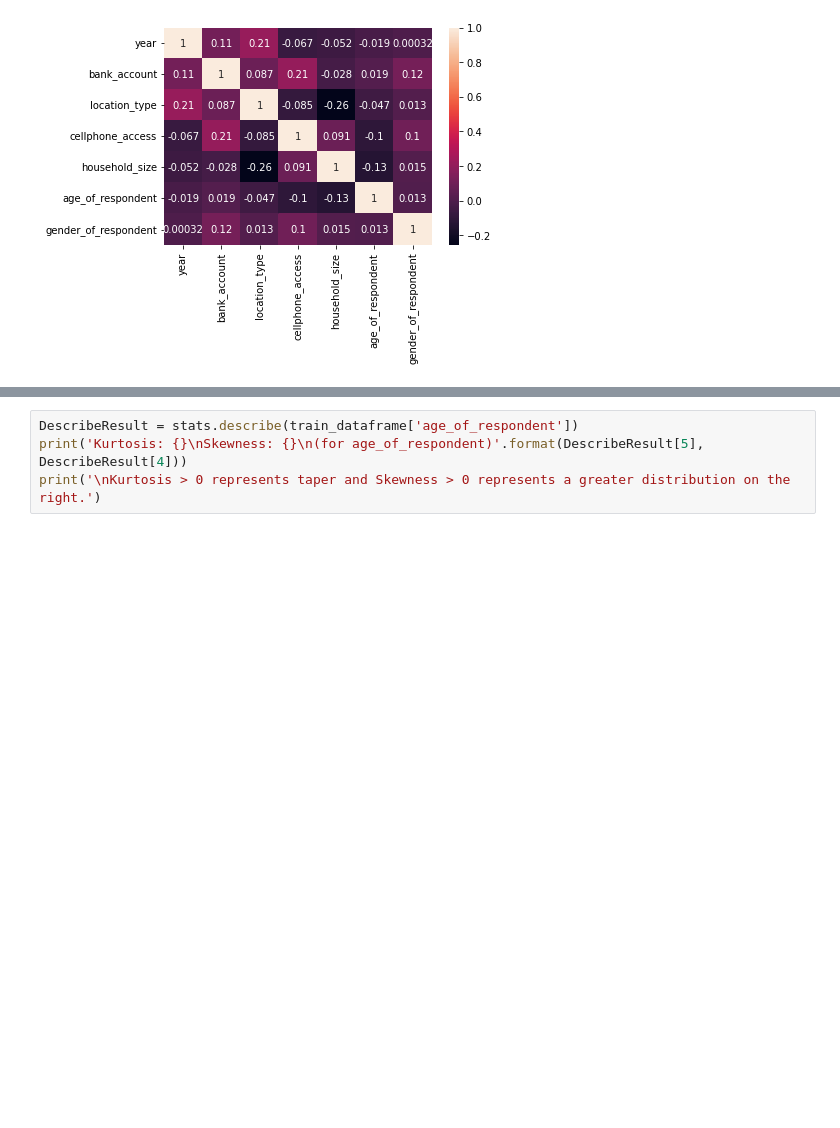
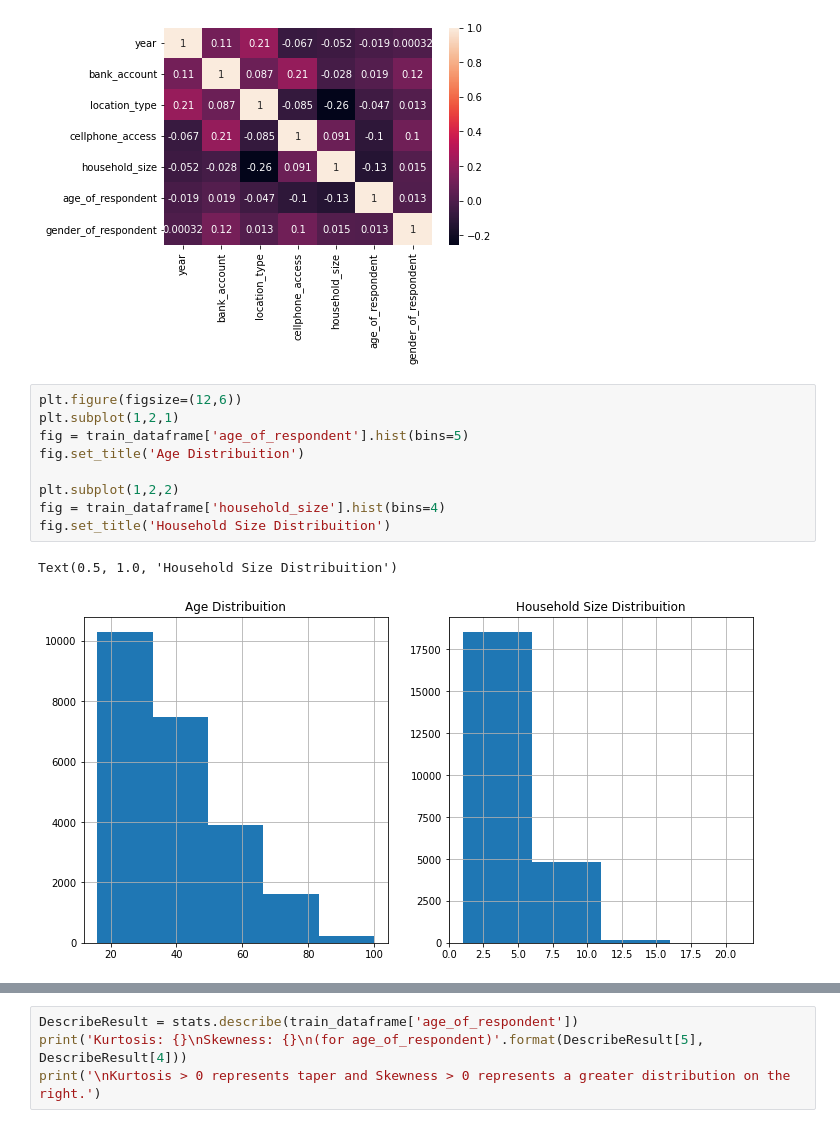
Before and after one commit to Lucs1590/AgiDataTest, a Jupyter notebook: financial_inclusion_africa.ipynb, the cells around one changed output, grey strips where cells are left out. Drawn from its saved outputs; the diff is of its cells as text; blank space fills up the shorter version.

Commit message:
feat(financial_inclusion_africa.ipynb): add distribuitions

```diff
--- a/financial_inclusion_africa.ipynb
+++ b/financial_inclusion_africa.ipynb
@@ -306,3 +298,15 @@ sns.heatmap(corr_matrix, annot=True)
 plt.show()
 # %% [output]
 [figure]
+# %%
+plt.figure(figsize=(12,6))
+plt.subplot(1,2,1)
+fig = train_dataframe['age_of_respondent'].hist(bins=5)
+fig.set_title('Age Distribuition')
+
+plt.subplot(1,2,2)
+fig = train_dataframe['household_size'].hist(bins=4)
+fig.set_title('Household Size Distribuition')
+# %% [output]
+Text(0.5, 1.0, 'Household Size Distribuition')
+[figure, added]
```
Also changed, not shown: parts of 11 cells of this notebook.
